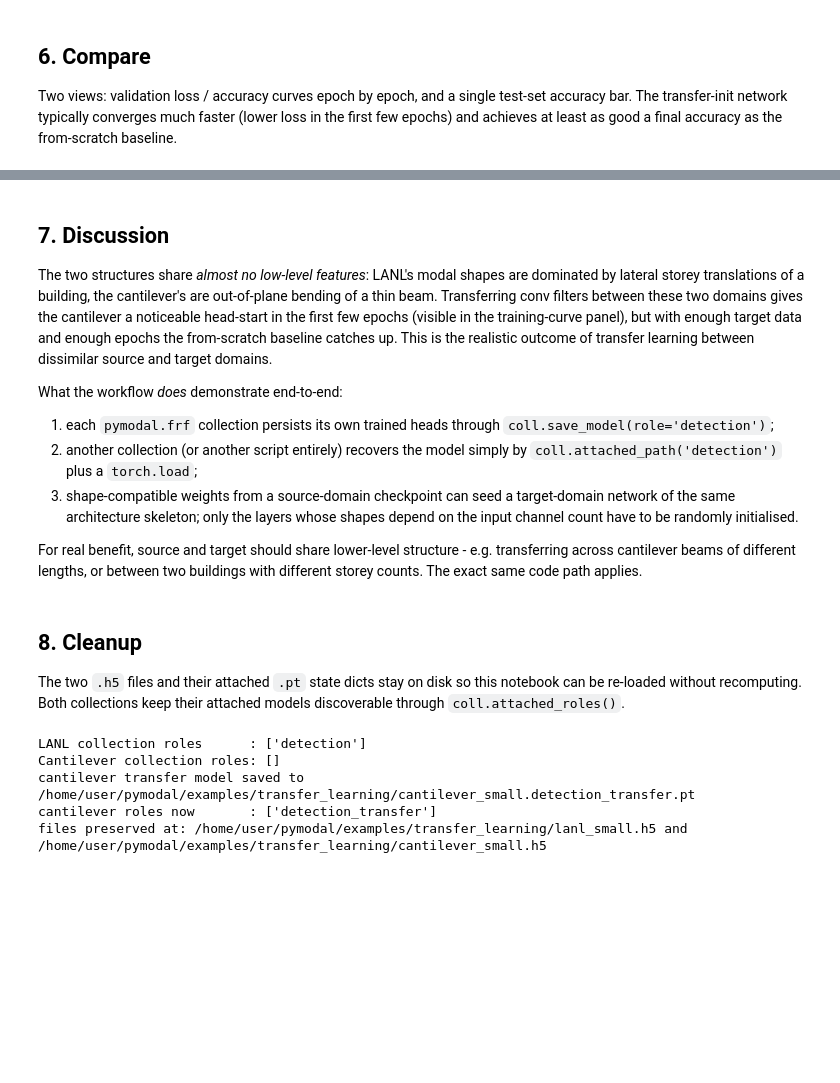
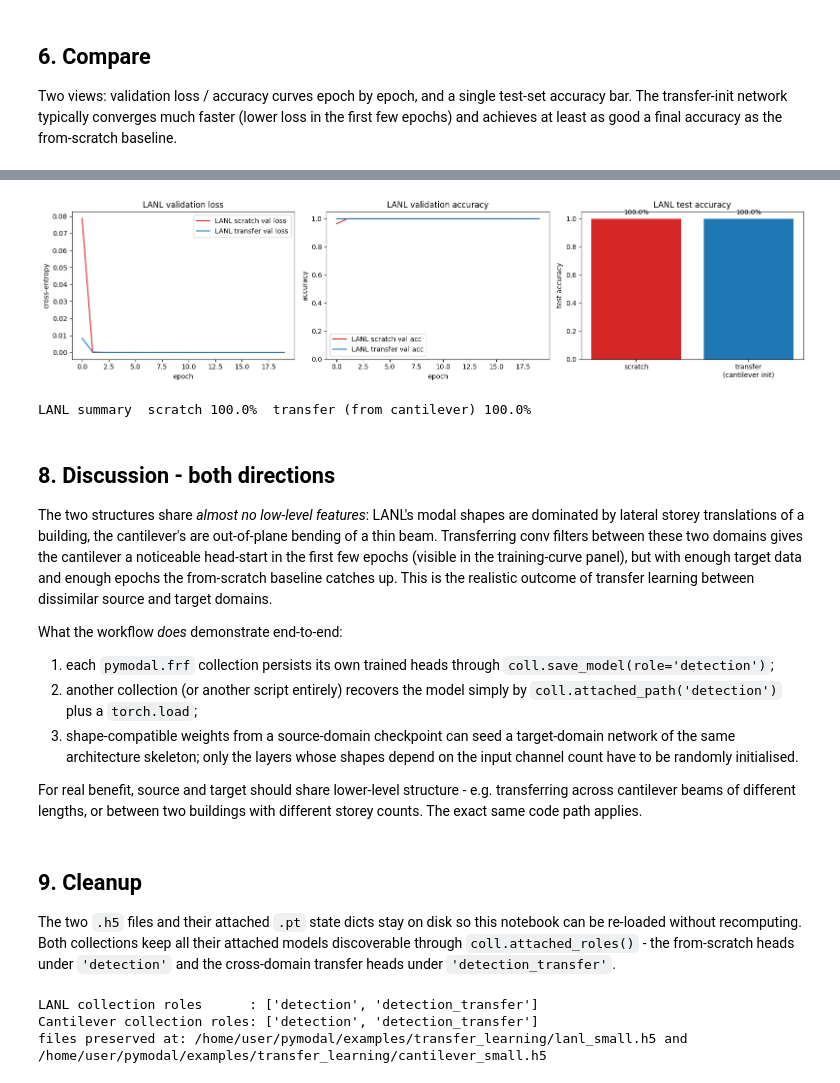
Before and after one commit to grcarmenaty/pymodal, a Jupyter notebook: examples/transfer_learning/transfer_learning_demo.ipynb, the cells around one changed output, grey strips where cells are left out. Saved outputs shown, nothing was run; the diff lists cells and outputs as text; code cells hidden in the pictures; blank space fills up the shorter version.

```diff
--- a/examples/transfer_learning/transfer_learning_demo.ipynb
+++ b/examples/transfer_learning/transfer_learning_demo.ipynb
@@ -407,0 +432,9 @@ summary  scratch 90.5%  transfer 85.7%  (LANL source acc 100.0%)
+# %%
+# Build a fresh LANL detection head, transfer-init from the cantilever
+src_state_can = torch.load(can_coll.attached_path('detection'))
+lanl_transfer_model = DetectionCNN(n_channels=lanl_n_channels)
+moved2, skipped2 = transfer_state_dict(src_state_can, lanl_transfer_model)
+print(f"transferred {len(moved2)} parameter tensors from cantilever -> LANL")
+print(f"skipped     {len(skipped2)} (shape mismatch):")
+for k, src_shape, tgt_shape in skipped2:
+    print(f"  {k:<35s} src {src_shape}  target {tgt_shape}")
@@ -407,0 +445,7 @@ summary  scratch 90.5%  transfer 85.7%  (LANL source acc 100.0%)
+# %%
+print("LANL — fine-tune from cantilever transfer init")
+lanl_transfer_hist = fit(lanl_transfer_model, lanl_train, lanl_val,
+                          n_epochs=20, lr=5e-4, label='LANL-transfer')
+_, _, lanl_transfer_acc = evaluate(lanl_transfer_model, lanl_test)
+print(f"LANL transfer test accuracy {lanl_transfer_acc:.2%}  "
+      f"(scratch was {lanl_test_acc:.2%})")
@@ -408,5 +460,31 @@ summary  scratch 90.5%  transfer 85.7%  (LANL source acc 100.0%)
+# %%
+fig, axes = plt.subplots(1, 3, figsize=(16, 4.0))
+ax = axes[0]
+ax.plot(lanl_hist[:, 2],          label='LANL scratch val loss',   color='tab:red')
+ax.plot(lanl_transfer_hist[:, 2], label='LANL transfer val loss',  color='tab:blue')
+ax.set_xlabel('epoch'); ax.set_ylabel('cross-entropy')
+ax.set_title('LANL validation loss'); ax.legend()
+ax = axes[1]
+ax.plot(lanl_hist[:, 3],          label='LANL scratch val acc',   color='tab:red')
+ax.plot(lanl_transfer_hist[:, 3], label='LANL transfer val acc',  color='tab:blue')
+ax.set_xlabel('epoch'); ax.set_ylabel('accuracy')
+ax.set_title('LANL validation accuracy'); ax.legend(); ax.set_ylim(0, 1.05)
+ax = axes[2]
+labels = ['scratch', 'transfer\n(cantilever init)']
+accs = [lanl_test_acc, lanl_transfer_acc]
+ax.bar(labels, accs, color=['tab:red', 'tab:blue'])
+ax.set_ylim(0, 1.05); ax.set_ylabel('test accuracy')
+ax.set_title('LANL test accuracy')
+for i, a in enumerate(accs):
+    ax.text(i, a + 0.02, f'{a:.1%}', ha='center', va='bottom')
+plt.tight_layout(); plt.show()
+print(f"LANL summary  scratch {lanl_test_acc:.1%}  "
+      f"transfer (from cantilever) {lanl_transfer_acc:.1%}")
+# %% [output]
+[figure, added]
+LANL summary  scratch 100.0%  transfer (from cantilever) 100.0%
 # %% [markdown]
-## 7. Discussion
+## 8. Discussion - both directions
 
 The two structures share *almost no low-level features*: LANL's modal
 shapes are dominated by lateral storey translations of a building, the
@@ -433,26 +511,25 @@ e.g. transferring across cantilever beams of different lengths, or
 between two buildings with different storey counts. The exact same code
 path applies.
 # %% [markdown]
-## 8. Cleanup
+## 9. Cleanup
 
 The two `.h5` files and their attached `.pt` state dicts stay on disk so
 this notebook can be re-loaded without recomputing. Both collections
-keep their attached models discoverable through `coll.attached_roles()`.
+keep all their attached models discoverable through
+`coll.attached_roles()` - the from-scratch heads under `'detection'` and
+the cross-domain transfer heads under `'detection_transfer'`.
 # %%
+# Persist the cross-domain transfer heads on the destination collections
+can_coll.save_model(transfer_model, role='detection_transfer')
+lanl_coll.save_model(lanl_transfer_model, role='detection_transfer')
+
 print('LANL collection roles      :', lanl_coll.attached_roles())
 print('Cantilever collection roles:', can_coll.attached_roles())
-
-# Persist the cantilever transfer model, so the cantilever HDF5 also owns it
-transfer_pt = can_coll.save_model(transfer_model, role='detection_transfer')
-print(f'cantilever transfer model saved to {transfer_pt}')
-print(f'cantilever roles now       :', can_coll.attached_roles())
 
 lanl_coll.close(keep=True)
 can_coll.close(keep=True)
 print('files preserved at:', lanl_coll.path, 'and', can_coll.path)
 # %% [output]
-LANL collection roles      : ['detection']
-Cantilever collection roles: []
-cantilever transfer model saved to /home/user/pymodal/examples/transfer_learning/cantilever_small.detection_transfer.pt
-cantilever roles now       : ['detection_transfer']
+LANL collection roles      : ['detection', 'detection_transfer']
+Cantilever collection roles: ['detection', 'detection_transfer']
 files preserved at: /home/user/pymodal/examples/transfer_learning/lanl_small.h5 and /home/user/pymodal/examples/transfer_learning/cantilever_small.h5
```
Also changed, not shown: parts of 9 cells of this notebook.
